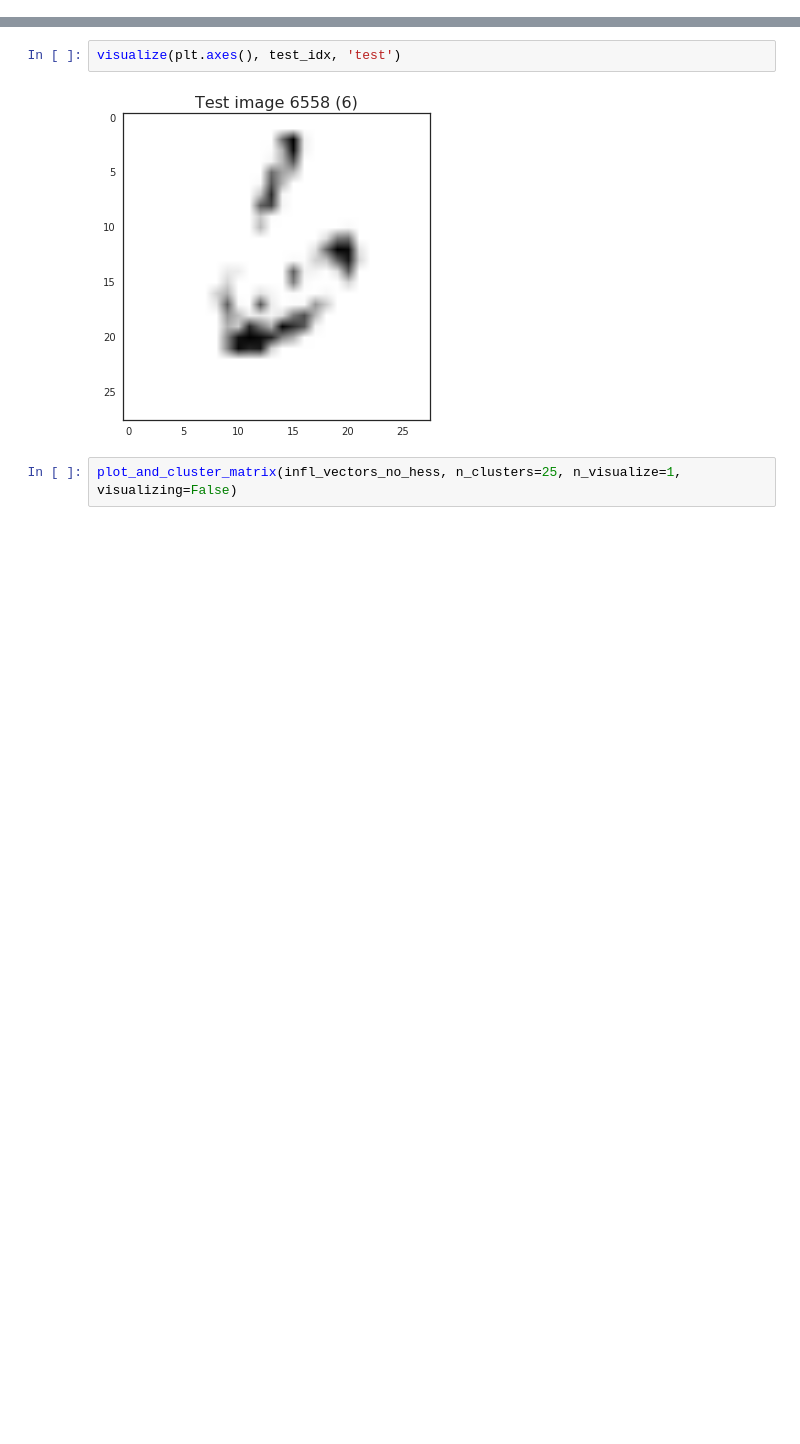
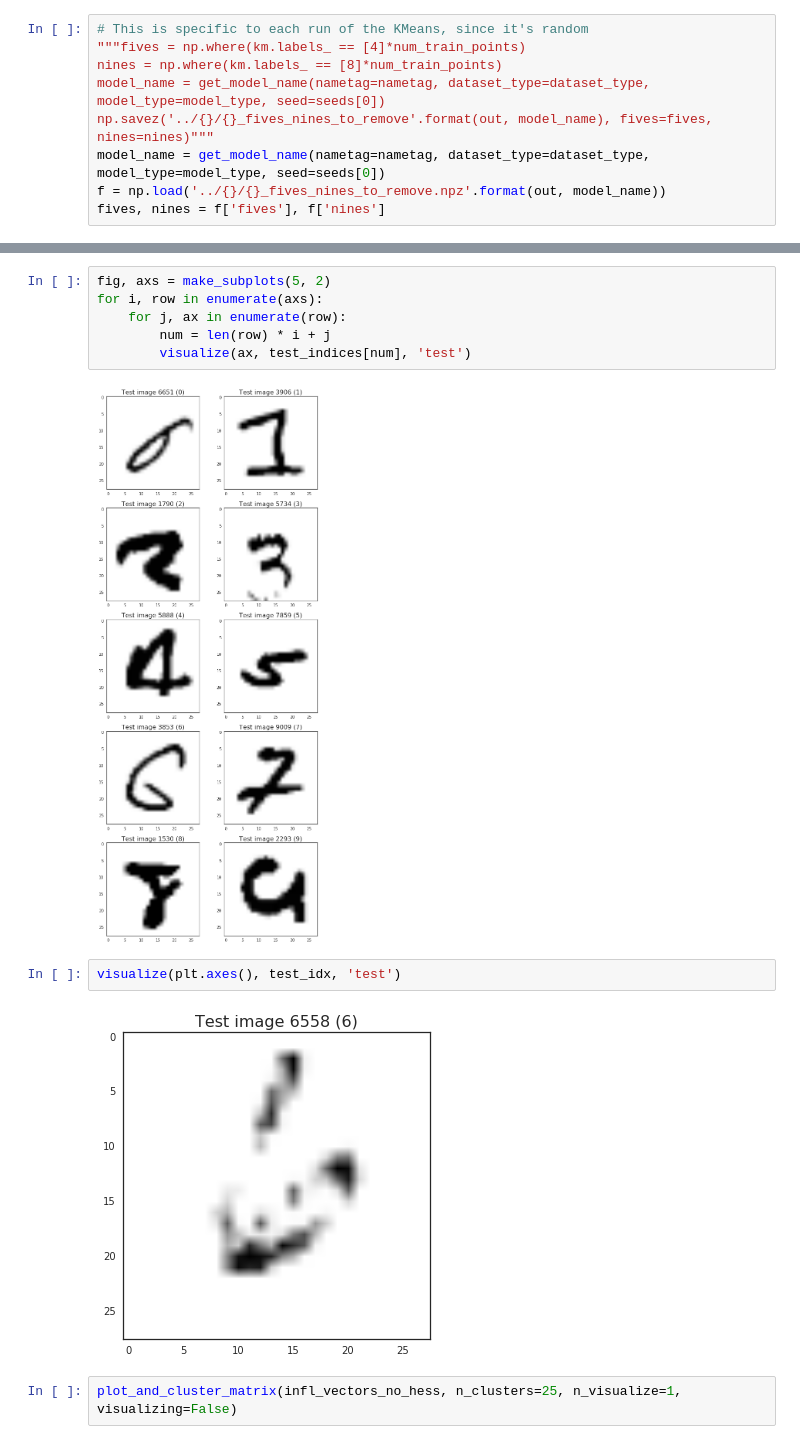
Before and after one commit to bbbert/influence-release, a Jupyter notebook: scripts/cluster_multiple_points.ipynb, the cells around one changed output, grey strips where cells are left out. Drawn from its saved outputs; the diff is of its cells as text; blank space fills up the shorter version.

```diff
--- a/scripts/cluster_multiple_points.ipynb
+++ b/scripts/cluster_multiple_points.ipynb
@@ -143,0 +176,9 @@ km = plot_and_cluster_matrix(infl_vectors_no_hess, n_clusters=11, n_visualize=2)
+# %%
+# This is specific to each run of the KMeans, since it's random
+"""fives = np.where(km.labels_ == [4]*num_train_points)
+nines = np.where(km.labels_ == [8]*num_train_points)
+model_name = get_model_name(nametag=nametag, dataset_type=dataset_type, model_type=model_type, seed=seeds[0])
+np.savez('../{}/{}_fives_nines_to_remove'.format(out, model_name), fives=fives, nines=nines)"""
+model_name = get_model_name(nametag=nametag, dataset_type=dataset_type, model_type=model_type, seed=seeds[0])
+f = np.load('../{}/{}_fives_nines_to_remove.npz'.format(out, model_name))
+fives, nines = f['fives'], f['nines']
@@ -144,3 +229,11 @@ km = plot_and_cluster_matrix(infl_vectors_no_hess, n_clusters=11, n_visualize=2)
+# %%
+fig, axs = make_subplots(5, 2)
+for i, row in enumerate(axs):
+    for j, ax in enumerate(row):
+        num = len(row) * i + j
+        visualize(ax, test_indices[num], 'test')
+# %% [output]
+[figure, added]
 # %%
 visualize(plt.axes(), test_idx, 'test')
 # %% [output]
```
Also changed, not shown: parts of 5 cells of this notebook, 4 other files.
